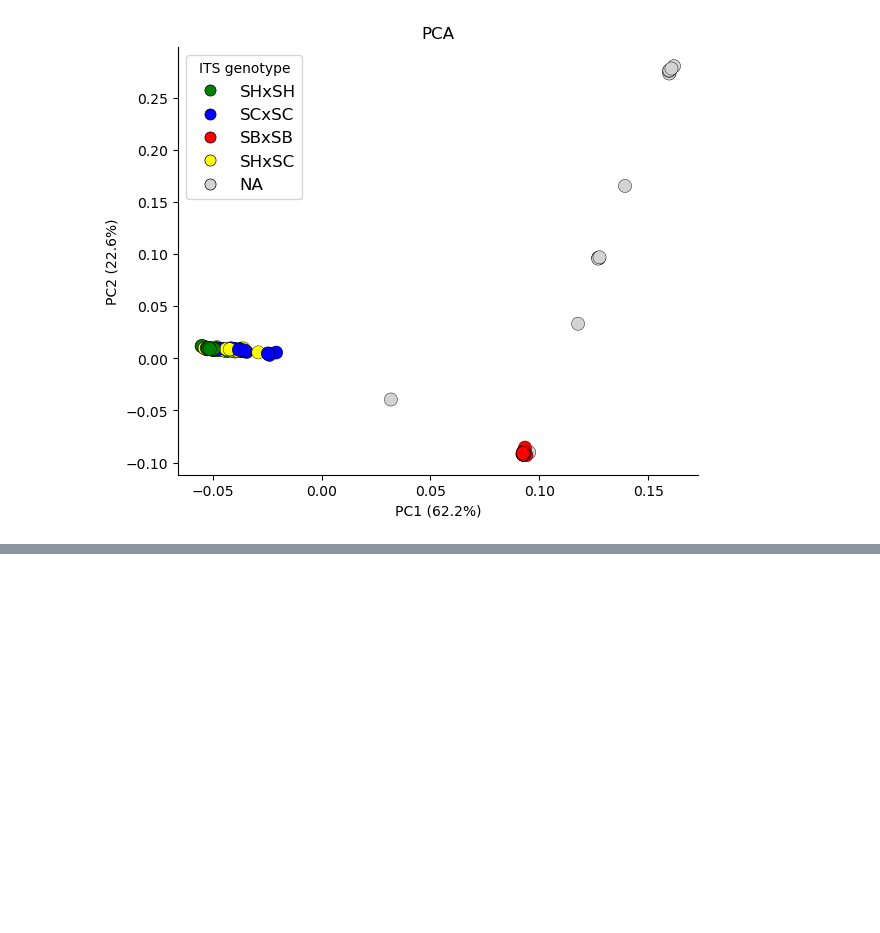
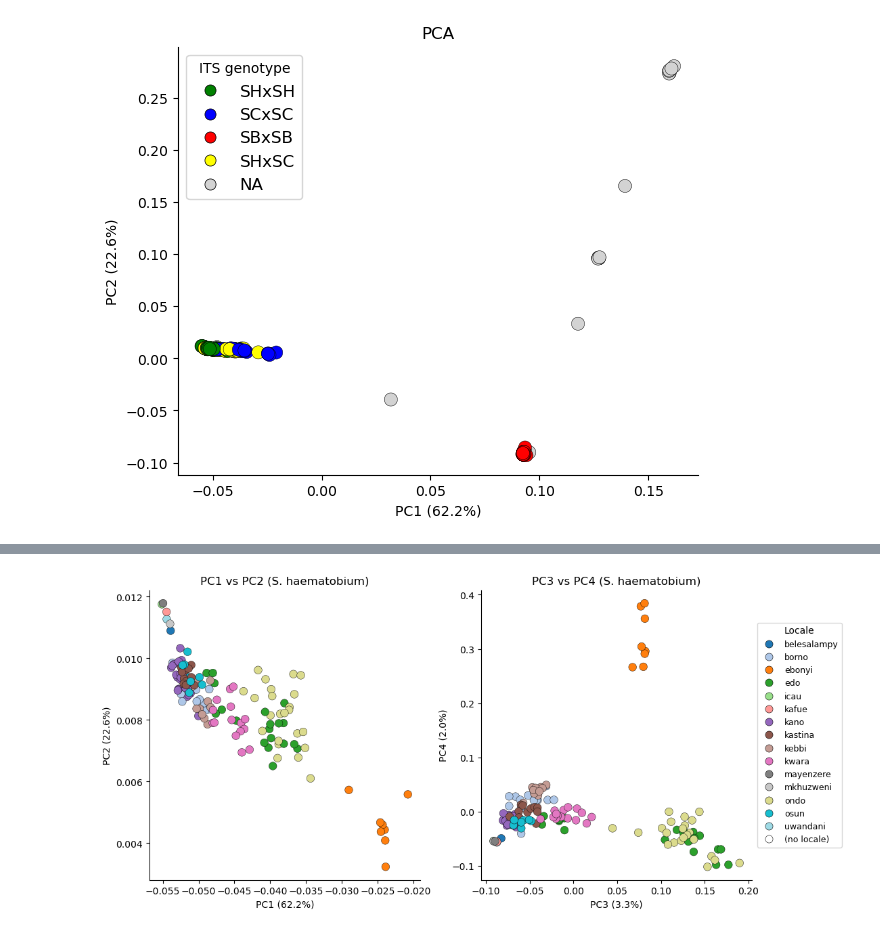
Before and after one commit to nealplatt/sch_hae_its, a Jupyter notebook: code/its-05-pca.ipynb, the cells around one changed output, grey strips where cells are left out. Saved outputs shown, nothing was run; the diff lists cells and outputs as text; code cells hidden in the pictures; blank space fills up the shorter version.

```diff
--- a/code/its-05-pca.ipynb
+++ b/code/its-05-pca.ipynb
@@ -224,0 +571,84 @@ plt.show()
+# %%
+import numpy as np
+import matplotlib.pyplot as plt
+import matplotlib.lines as mlines
+
+# --- guards ---
+for col in ["pc1", "pc2", "pc3", "pc4", "species", "locale"]:
+    if col not in pca_df.columns:
+        raise ValueError(f"Required column '{col}' not found in pca_df.")
+
+# subset to S. haematobium
+sh_df = pca_df.loc[pca_df["species"].astype(str).str.lower() == "shaematobium"].copy()
+
+# normalize locale and mark missing
+sh_df["locale"] = sh_df["locale"].astype(str).str.strip().str.lower()
+sh_df["locale"].replace({"": np.nan, "nan": np.nan}, inplace=True)
+
+# build locale -> color map
+unique_locales = sorted(sh_df["locale"].dropna().unique())
+color_cycle = plt.cm.tab20(np.linspace(0, 1, max(len(unique_locales), 1)))
+locale_color_map = {loc: color_cycle[i % len(color_cycle)] for i, loc in enumerate(unique_locales)}
+missing_locale_color = "white"
+
+sh_df["color_locale"] = sh_df["locale"].map(locale_color_map).fillna(missing_locale_color)
+
+# % variance labels
+def _pct(i, eigs_arr):
+    return (eigs_arr[i] / eigs_arr.sum() * 100.0) if isinstance(eigs_arr, np.ndarray) and eigs_arr.size > i and eigs_arr.sum() > 0 else np.nan
+pc1_pct = _pct(0, eigs)
+pc2_pct = _pct(1, eigs)
+pc3_pct = _pct(2, eigs)
+pc4_pct = _pct(3, eigs)
+
+# --- plot: two panels ---
+fig, axes = plt.subplots(1, 2, figsize=(11, 5), constrained_layout=True)
+
+# Panel A: PC1 vs PC2
+ax = axes[0]
+ax.scatter(
+    sh_df["pc1"], sh_df["pc2"],
+    c=sh_df["color_locale"],
+    edgecolor="black", linewidths=0.3, s=70
+)
+ax.set_xlabel(f"PC1 ({pc1_pct:.1f}%)" if np.isfinite(pc1_pct) else "PC1")
+ax.set_ylabel(f"PC2 ({pc2_pct:.1f}%)" if np.isfinite(pc2_pct) else "PC2")
+ax.set_title("PC1 vs PC2 (S. haematobium)")
+ax.spines["top"].set_visible(False)
+ax.spines["right"].set_visible(False)
+
+# Panel B: PC3 vs PC4
+ax = axes[1]
+ax.scatter(
+    sh_df["pc3"], sh_df["pc4"],
+    c=sh_df["color_locale"],
+    edgecolor="black", linewidths=0.3, s=70
+)
+ax.set_xlabel(f"PC3 ({pc3_pct:.1f}%)" if np.isfinite(pc3_pct) else "PC3")
+ax.set_ylabel(f"PC4 ({pc4_pct:.1f}%)" if np.isfinite(pc4_pct) else "PC4")
+ax.set_title("PC3 vs PC4 (S. haematobium)")
+ax.spines["top"].set_visible(False)
+ax.spines["right"].set_visible(False)
+
+# Legend (locales present)
+handles = [
+    mlines.Line2D([], [], marker="o", linestyle="None",
+                  markerfacecolor=locale_color_map[loc],
+                  markeredgecolor="black", markeredgewidth=0.4,
+                  markersize=8, label=loc)
+    for loc in unique_locales
+]
+# entry for missing locale
+handles.append(
+    mlines.Line2D([], [], marker="o", linestyle="None",
+                  markerfacecolor=missing_locale_color,
+                  markeredgecolor="black", markeredgewidth=0.4,
+                  markersize=8, label="(no locale)")
+)
+
+# put legend outside the right panel (adjust bbox if needed)
+axes[1].legend(title="Locale", handles=handles, fontsize=9, title_fontsize=10,
+               loc="center left", bbox_to_anchor=(1.02, 0.5), borderaxespad=0.0)
+
+plt.show()
+# %% [output]
@@ -224,0 +661 @@ plt.show()
+[figure, added]
```
Also changed, not shown: parts of 6 cells of this notebook, 3 other files.
